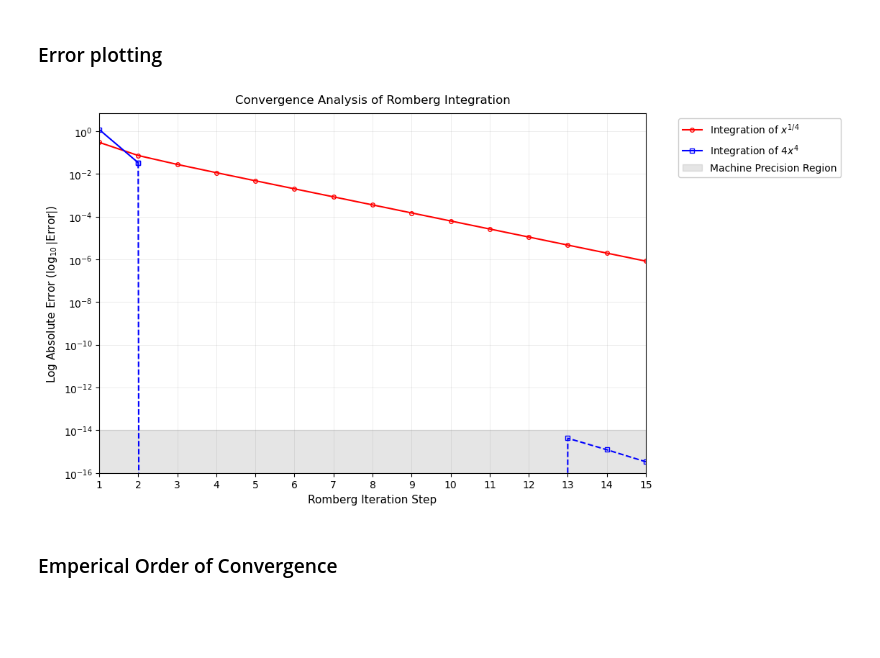
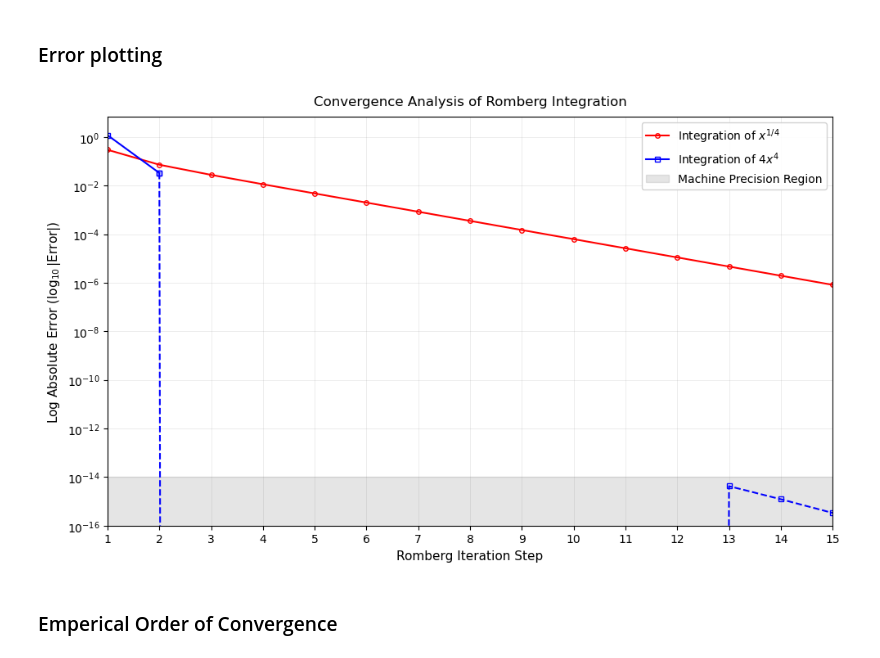
Before and after one commit to jyoutir/numerical-analysis-projects, a Jupyter notebook: final_project/final_project_2.ipynb, the cells around one changed output. Saved outputs shown, nothing was run; the diff lists cells and outputs as text; code cells hidden in the pictures; blank space fills up the shorter version.

Commit message:
added more plotting for final project, and code.

```diff
--- a/final_project/final_project_2.ipynb
+++ b/final_project/final_project_2.ipynb
@@ -118,40 +118,37 @@ steps = np.arange(1, n + 1)
 
 # Plot x^(1/4) curve
 plt.semilogy(steps, errors1, 'r-', label='Integration of $x^{1/4}$',
              linewidth=1.5, markersize=4, marker='o', markerfacecolor='none')
 
 # Plot 4x^4 curve with transition at machine precision
 cutoff_idx = next((i for i, err in enumerate(errors2) if err < 1e-14), len(errors2))
 plt.semilogy(steps[:cutoff_idx], errors2[:cutoff_idx], 'b-',
              label='Integration of $4x^4$',
              linewidth=1.5, markersize=4, marker='s', markerfacecolor='none')
 plt.semilogy(steps[cutoff_idx-1:], errors2[cutoff_idx-1:], 'b--',
              linewidth=1.5, markersize=4, marker='s', markerfacecolor='none')
 
 # Add machine precision region
 plt.fill_between(steps, 1e-16, 1e-14, color='grey', alpha=0.2,
                  label='Machine Precision Region')
 
 # Set labels, title, legend and other stuff to make it look nice and clean
 plt.xlabel('Romberg Iteration Step', fontsize=11)
 plt.ylabel(r'Log Absolute Error ($\log_{10}|\mathrm{Error}|$)', fontsize=11)
 plt.title('Convergence Analysis of Romberg Integration',
           fontsize=12, pad=10)
 plt.grid(True, which='both', linestyle='-', alpha=0.2, color='grey', linewidth=0.5)
 plt.xlim(1, n)
 plt.ylim(1e-16, 7e0)
 plt.xticks(steps)
-plt.legend(bbox_to_anchor=(1.05, 1), loc='upper left',
-          fontsize=10, framealpha=1.0,
-          bbox_transform=plt.gca().transAxes)
+plt.legend(loc='upper right', fontsize=10, framealpha=0.9)
 plt.tight_layout()
-plt.subplots_adjust(right=0.85)
 
-plt.savefig('final_project/romberg_convergence_analysis.png',
-            bbox_inches='tight', dpi=300, format='png')
+plt.savefig('final_project/figure_1.pdf',
+            bbox_inches='tight', dpi=300, format='pdf')
 plt.show()
 # %% [output]
-[figure, old version]
+[figure, new version]
 # %% [markdown]
 ### Emperical Order of Convergence
 # %%
```
Also changed, not shown: parts of 9 cells of this notebook, 7 other files.
